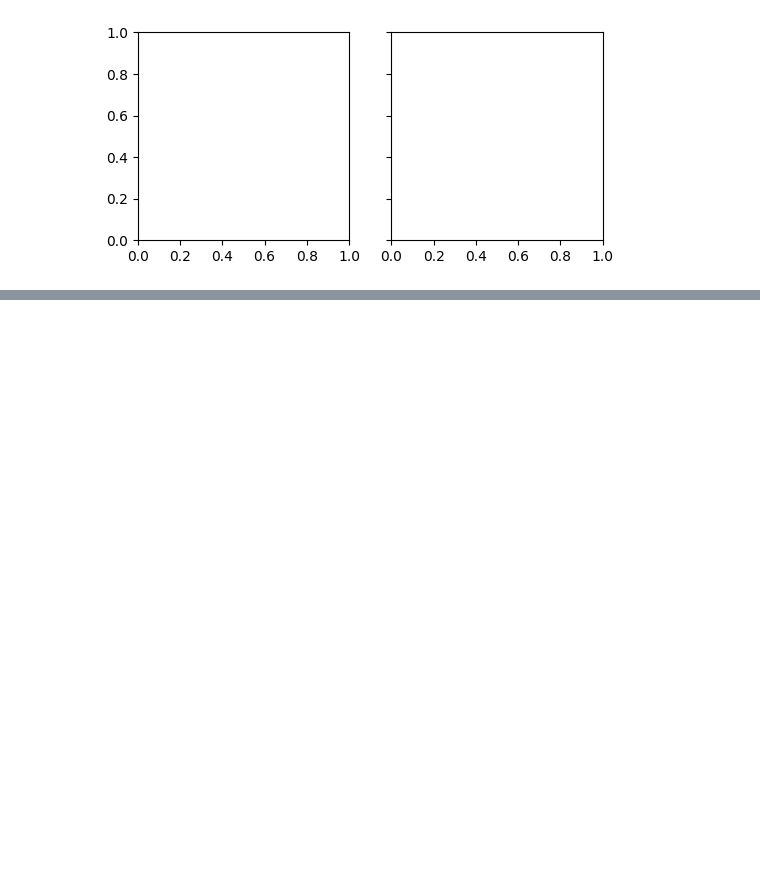
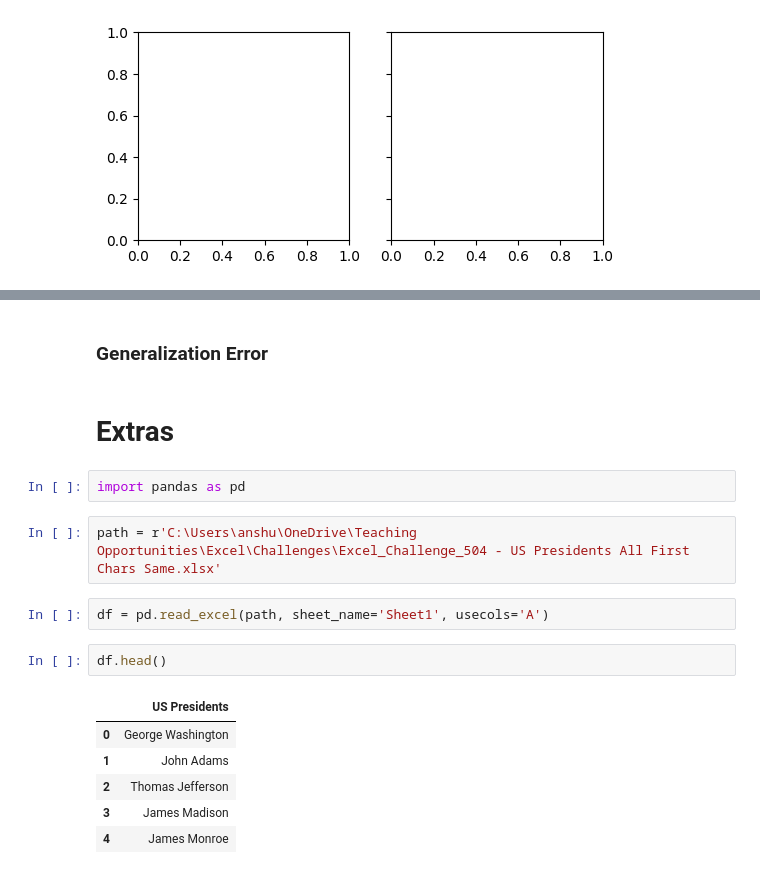
Before and after one commit to AnshuBantra/Python, a Jupyter notebook: Associate Data Scientist in Python/036 Machine Learning with Tree-Based Models in Python/ml_with_Trees.ipynb, the cells around one changed output, grey strips where cells are left out. Cells and saved outputs as stored; diff of their text form; blank space fills up the shorter version.

```diff
--- a/Associate Data Scientist in Python/036 Machine Learning with Tree-Based Models in Python/ml_with_Trees.ipynb
+++ b/Associate Data Scientist in Python/036 Machine Learning with Tree-Based Models in Python/ml_with_Trees.ipynb
@@ -303,0 +396,19 @@ NameError: name 'plot_decision_regions' is not defined
+# %% [markdown]
+### Generalization Error
+# %% [markdown]
+# Extras
+# %%
+import pandas as pd
+# %%
+path = r'C:\Users\anshu\OneDrive\Teaching Opportunities\Excel\Challenges\Excel_Challenge_504 - US Presidents All First Chars Same.xlsx'
+# %%
+df = pd.read_excel(path, sheet_name='Sheet1', usecols='A')
+# %%
+df.head()
+# %% [output]
+|  | US Presidents |
+| 0 | George Washington |
+| 1 | John Adams |
+| 2 | Thomas Jefferson |
+| 3 | James Madison |
+| 4 | James Monroe |
```
Also changed, not shown: parts of 17 cells of this notebook, 1 other file.
